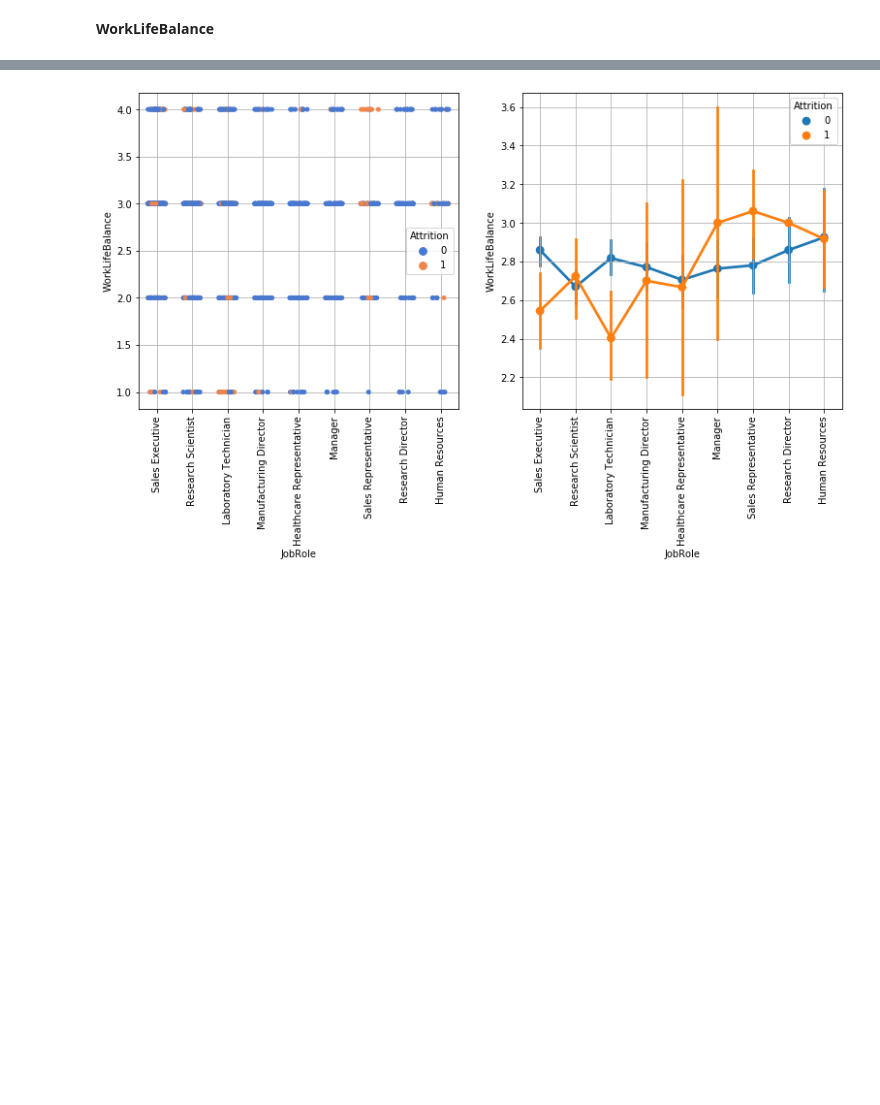
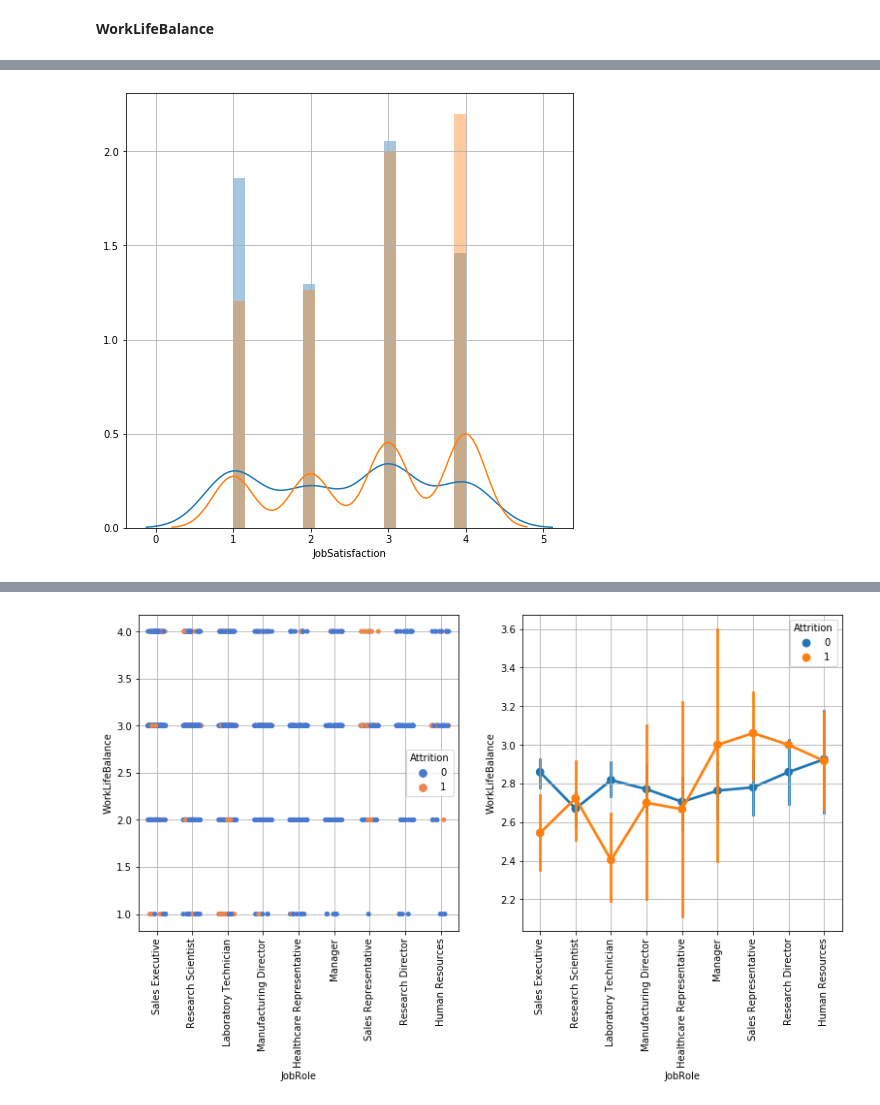
Before and after one commit to harashtaht/EmployeeAttritionIBM, a Jupyter notebook: Final_EmployeeAttrition.ipynb, the cells around one changed output, grey strips where cells are left out. Saved outputs shown, nothing was run; the diff lists cells and outputs as text; code cells hidden in the pictures; blank space fills up the shorter version.

```diff
--- a/Final_EmployeeAttrition.ipynb
+++ b/Final_EmployeeAttrition.ipynb
@@ -680,0 +690,7 @@ __WorkLifeBalance__
+# %%
+plt.figure(figsize=(8,8))
+sns.distplot(df["JobSatisfaction"].where(df["Attrition"] ==1).dropna(), bins=20)
+sns.distplot(df["JobSatisfaction"].where(df["Attrition"] ==0).dropna(), bins=20)
+plt.grid(True)
+# %% [output]
+[figure, added]
```
Also changed, not shown: parts of 4 cells of this notebook.
